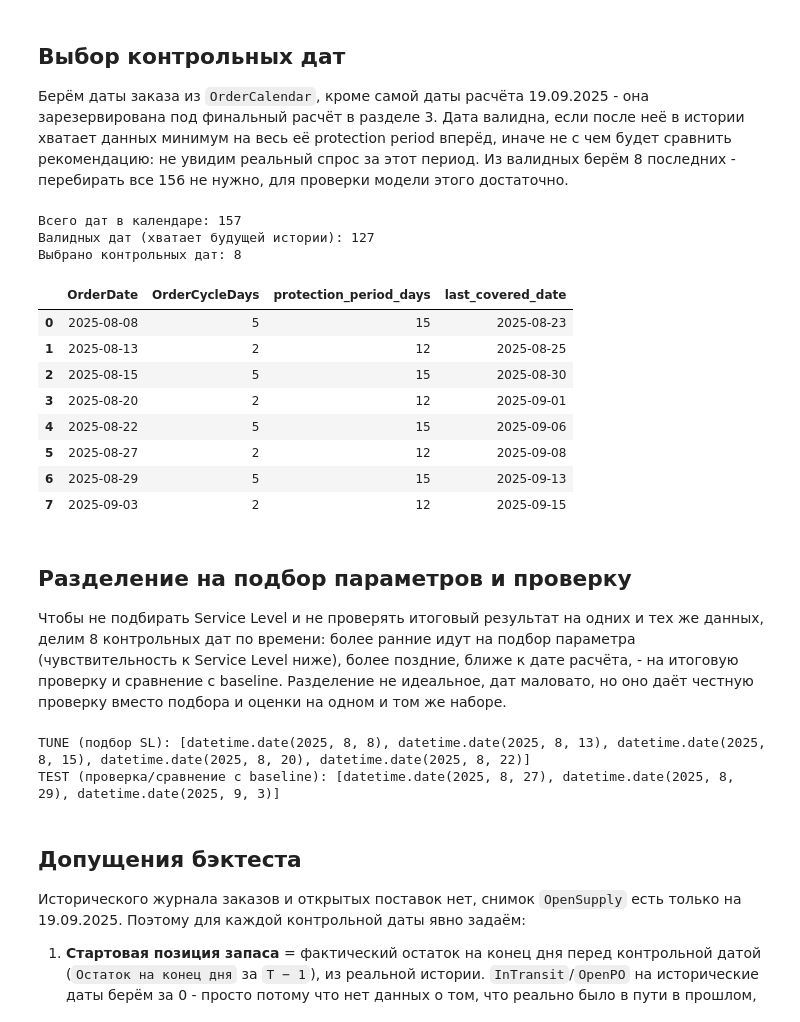
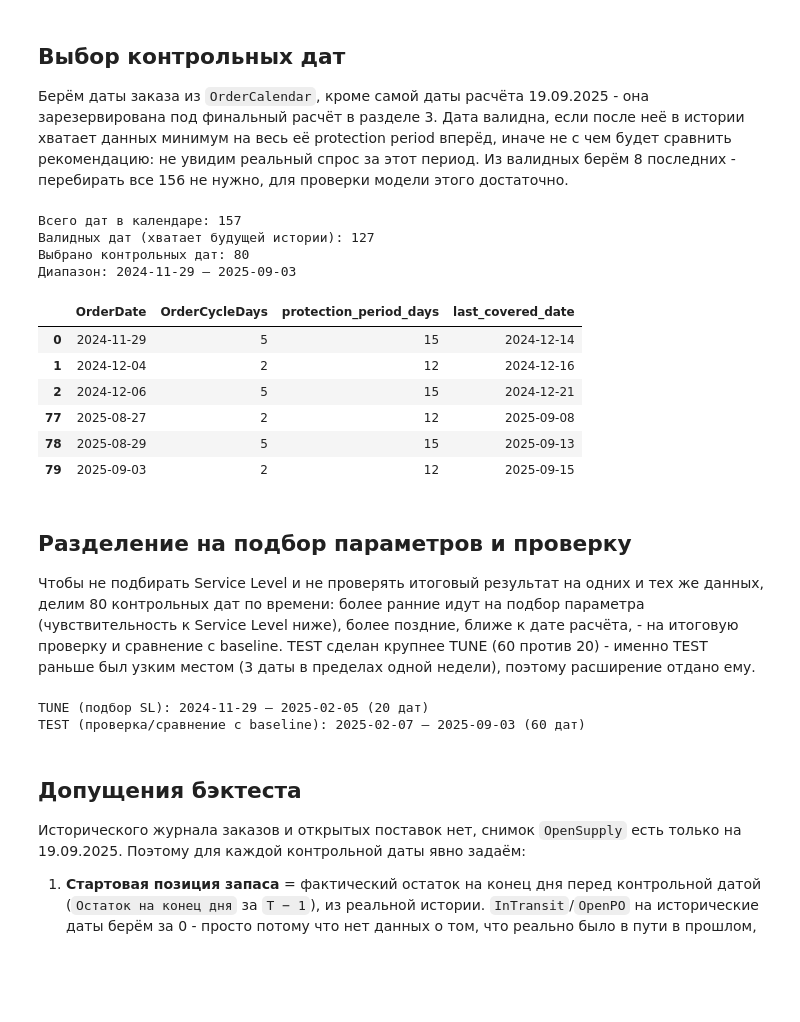
Before and after one commit to Viktor-VK/reorder-model, a Jupyter notebook: notebooks/reorder_model.ipynb, the cells around one changed output. Cells and saved outputs as stored; diff of their text form; code cells hidden in the pictures; blank space fills up the shorter version.

```diff
--- a/notebooks/reorder_model.ipynb
+++ b/notebooks/reorder_model.ipynb
@@ -939,55 +939,65 @@ LEAD_TIME_DAYS = int(sku_df["LeadTimeDays"].iloc[0])
 # %%
 # Последний доступный день фактической истории — дальше него сравнивать не с чем.
 last_history_date = history_df["Date"].max()
 
 # protection period одинаков для всех SKU (LeadTimeDays константа), поэтому считаем его на уровне календаря,
 # а не на уровне SKU, как в baseline — тут это одно число на дату, а не на строку.
 calendar_check = order_calendar_df.copy()
 calendar_check["protection_period_days"] = calendar_check["OrderCycleDays"] + LEAD_TIME_DAYS
 calendar_check["last_covered_date"] = calendar_check["OrderDate"] + pd.to_timedelta(
     calendar_check["protection_period_days"], unit="D"
 )
 
 # Валидные даты: не сама дата расчёта, и после них в истории есть данные на весь protection period.
 is_not_calc_date = calendar_check["OrderDate"] != CALCULATION_DATE
 has_enough_future_history = calendar_check["last_covered_date"] <= last_history_date
 valid_control_dates = calendar_check[is_not_calc_date & has_enough_future_history]
 
-# Берём 8 последних валидных дат — они ближе всего по времени к дате расчёта.
-N_CONTROL_DATES = 8
+# Берём 80 последних валидных дат — этого достаточно, чтобы TEST-часть растянулась на несколько
+# месяцев (а не на одну неделю, как при малом числе дат), а у самой ранней даты всё ещё было
+# 160+ дней предыстории для устойчивой оценки std и взвешенного среднего.
+N_CONTROL_DATES = 80
 control_dates_df = valid_control_dates.sort_values("OrderDate").tail(N_CONTROL_DATES).reset_index(drop=True)
 
 print("Всего дат в календаре:", len(order_calendar_df))
 print("Валидных дат (хватает будущей истории):", len(valid_control_dates))
 print("Выбрано контрольных дат:", len(control_dates_df))
-control_dates_df[["OrderDate", "OrderCycleDays", "protection_period_days", "last_covered_date"]]
+print(
+    "Диапазон:", control_dates_df["OrderDate"].min().date(), "—", control_dates_df["OrderDate"].max().date(),
+)
+
+# 80 строк целиком показывать незачем - смотрим первые и последние даты, чтобы увидеть диапазон.
+pd.concat([control_dates_df.head(3), control_dates_df.tail(3)])[
+    ["OrderDate", "OrderCycleDays", "protection_period_days", "last_covered_date"]
+]
 # %% [output]
 Всего дат в календаре: 157
 Валидных дат (хватает будущей истории): 127
-Выбрано контрольных дат: 8
+Выбрано контрольных дат: 80
+Диапазон: 2024-11-29 — 2025-09-03
 |  | OrderDate | OrderCycleDays | protection_period_days | last_covered_date |
-| 0 | 2025-08-08 | 5 | 15 | 2025-08-23 |
-| 1 | 2025-08-13 | 2 | 12 | 2025-08-25 |
-| 2 | 2025-08-15 | 5 | 15 | 2025-08-30 |
-| 3 | 2025-08-20 | 2 | 12 | 2025-09-01 |
-| 4 | 2025-08-22 | 5 | 15 | 2025-09-06 |
-| 5 | 2025-08-27 | 2 | 12 | 2025-09-08 |
-| 6 | 2025-08-29 | 5 | 15 | 2025-09-13 |
-| 7 | 2025-09-03 | 2 | 12 | 2025-09-15 |
+| 0 | 2024-11-29 | 5 | 15 | 2024-12-14 |
+| 1 | 2024-12-04 | 2 | 12 | 2024-12-16 |
+| 2 | 2024-12-06 | 5 | 15 | 2024-12-21 |
+| 77 | 2025-08-27 | 2 | 12 | 2025-09-08 |
+| 78 | 2025-08-29 | 5 | 15 | 2025-09-13 |
+| 79 | 2025-09-03 | 2 | 12 | 2025-09-15 |
 # %% [markdown]
 ## Разделение на подбор параметров и проверку
 
-Чтобы не подбирать Service Level и не проверять итоговый результат на одних и тех же данных, делим 8 контрольных дат по времени: более ранние идут на подбор параметра (чувствительность к Service Level ниже), более поздние, ближе к дате расчёта, - на итоговую проверку и сравнение с baseline. Разделение не идеальное, дат маловато, но оно даёт честную проверку вместо подбора и оценки на одном и том же наборе.
+Чтобы не подбирать Service Level и не проверять итоговый результат на одних и тех же данных, делим 80 контрольных дат по времени: более ранние идут на подбор параметра (чувствительность к Service Level ниже), более поздние, ближе к дате расчёта, - на итоговую проверку и сравнение с baseline. TEST сделан крупнее TUNE (60 против 20) - именно TEST раньше был узким местом (3 даты в пределах одной недели), поэтому расширение отдано ему.
 # %%
-# Более ранние 5 дат - подбор параметра (TUNE), более поздние 3 - независимая проверка (TEST).
-tune_dates_df = control_dates_df.iloc[:5].reset_index(drop=True)
-test_dates_df = control_dates_df.iloc[5:].reset_index(drop=True)
+# Более ранние 20 дат - подбор параметра (TUNE), более поздние 60 - независимая проверка (TEST).
+# TEST сделан крупнее TUNE специально: узкий TEST (раньше - 3 даты в пределах одной недели)
+# был диагностированной слабостью бэктеста, поэтому здесь расширение отдано в первую очередь ему.
+tune_dates_df = control_dates_df.iloc[:20].reset_index(drop=True)
+test_dates_df = control_dates_df.iloc[20:].reset_index(drop=True)
 
-print("TUNE (подбор SL):", tune_dates_df["OrderDate"].dt.date.tolist())
-print("TEST (проверка/сравнение с baseline):", test_dates_df["OrderDate"].dt.date.tolist())
+print("TUNE (подбор SL):", tune_dates_df["OrderDate"].min().date(), "—", tune_dates_df["OrderDate"].max().date(), f"({len(tune_dates_df)} дат)")
+print("TEST (проверка/сравнение с baseline):", test_dates_df["OrderDate"].min().date(), "—", test_dates_df["OrderDate"].max().date(), f"({len(test_dates_df)} дат)")
 # %% [output]
-TUNE (подбор SL): [datetime.date(2025, 8, 8), datetime.date(2025, 8, 13), datetime.date(2025, 8, 15), datetime.date(2025, 8, 20), datetime.date(2025, 8, 22)]
-TEST (проверка/сравнение с baseline): [datetime.date(2025, 8, 27), datetime.date(2025, 8, 29), datetime.date(2025, 9, 3)]
+TUNE (подбор SL): 2024-11-29 — 2025-02-05 (20 дат)
+TEST (проверка/сравнение с baseline): 2025-02-07 — 2025-09-03 (60 дат)
 # %% [markdown]
 ## Допущения бэктеста
 
```
Also changed, not shown: parts of 18 cells of this notebook, 2 other files.
